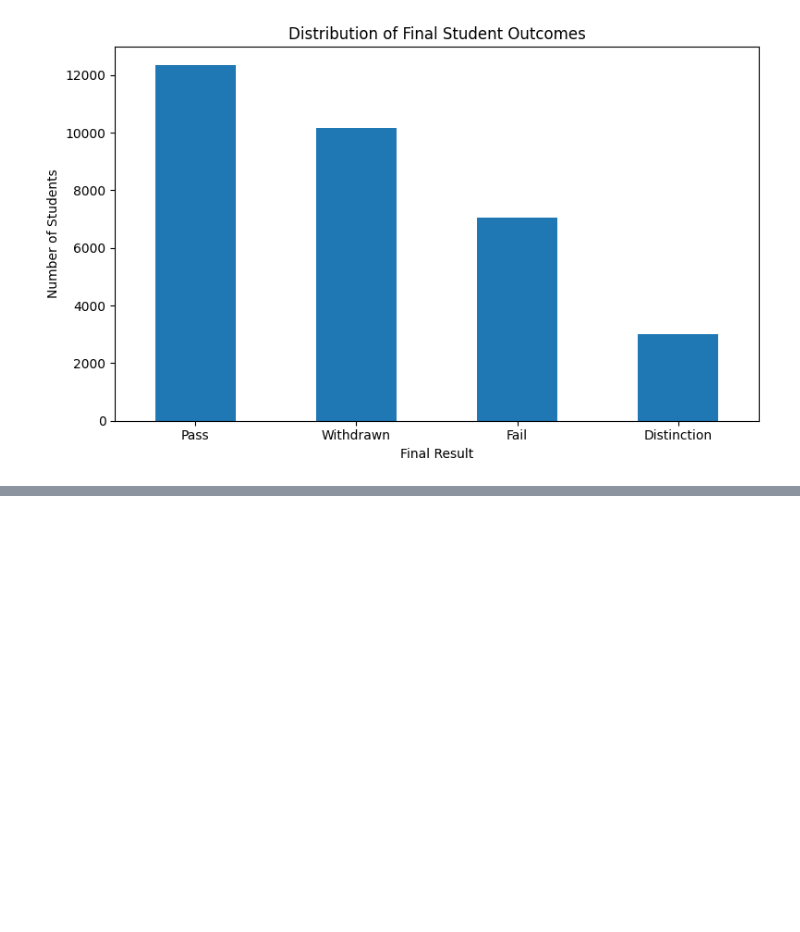
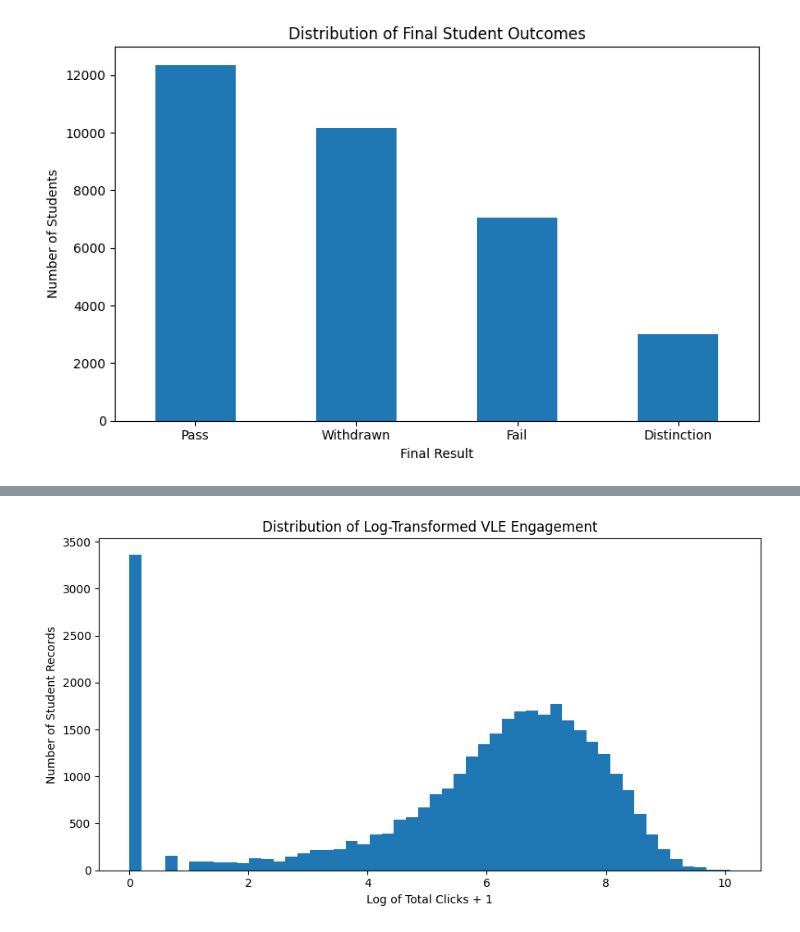
Before and after one commit to maverick8675309/seaid-framework, a Jupyter notebook: Notebooks/01_data_exploration.ipynb, the cells around one changed output, grey strips where cells are left out. Saved outputs shown, nothing was run; the diff lists cells and outputs as text; code cells hidden in the pictures; blank space fills up the shorter version.

```diff
--- a/Notebooks/01_data_exploration.ipynb
+++ b/Notebooks/01_data_exploration.ipynb
@@ -330,0 +491,24 @@ save_figure(
+# %%
+student_exploration["log_total_clicks"] = np.log1p(
+    student_exploration["total_clicks"]
+)
+# %%
+plt.figure(figsize=(9, 5))
+
+plt.hist(
+    student_exploration["log_total_clicks"],
+    bins=50
+)
+
+plt.title(
+    "Distribution of Log-Transformed VLE Engagement"
+)
+
+plt.xlabel("Log of Total Clicks + 1")
+plt.ylabel("Number of Student Records")
+
+save_figure(
+    "log_total_clicks_distribution.png"
+)
+# %% [output]
+[figure, added]
```
Also changed, not shown: parts of 8 cells of this notebook.
